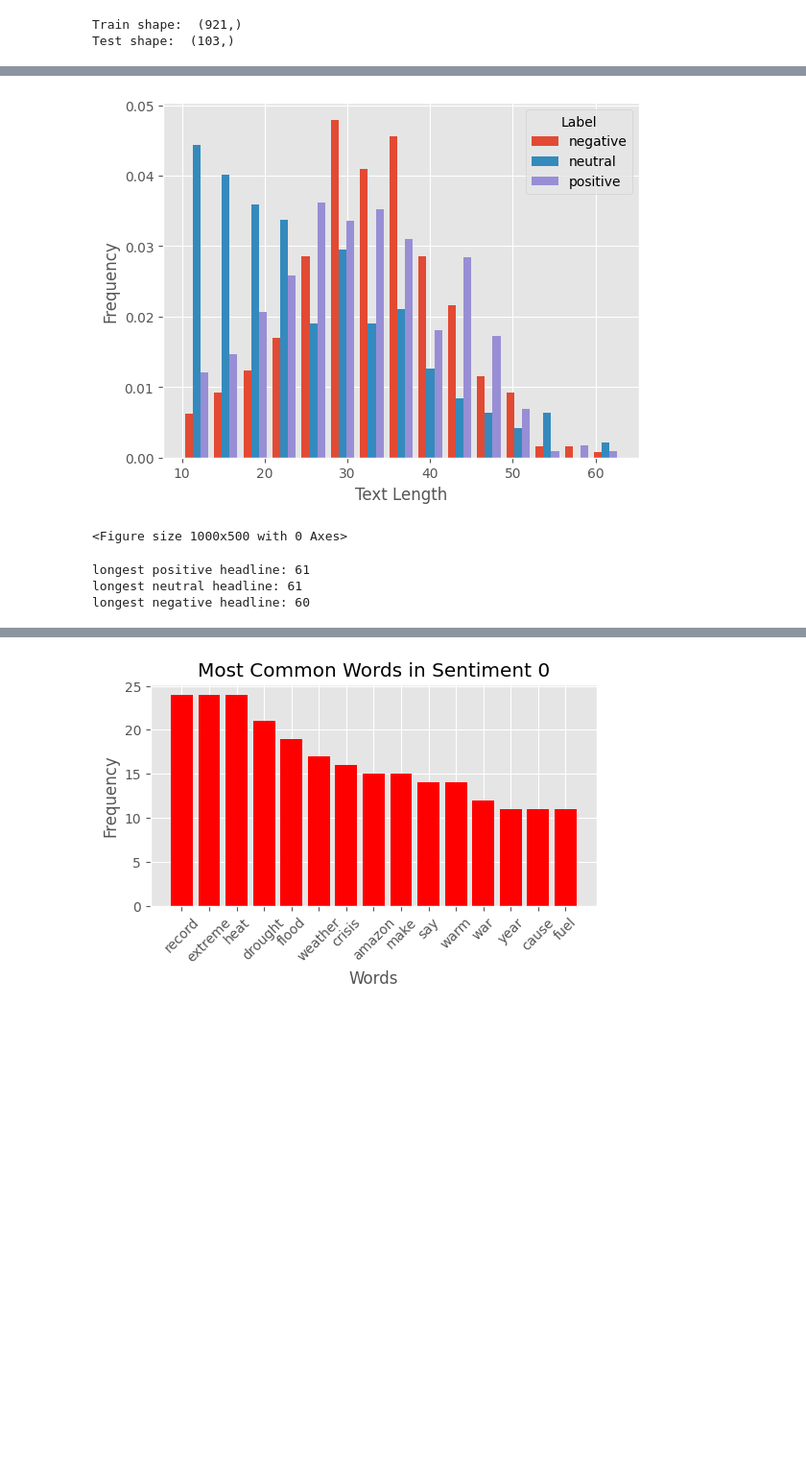
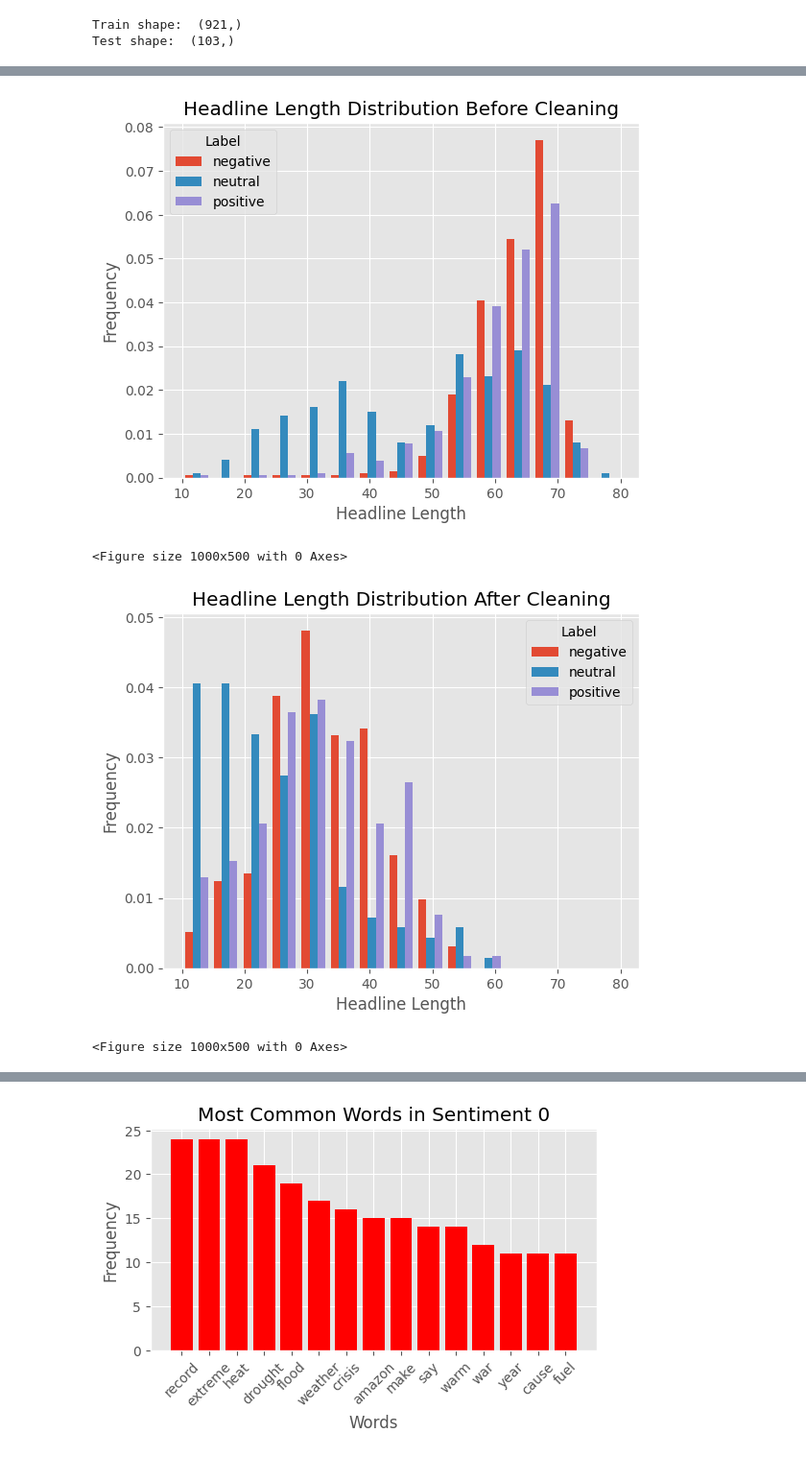
Before and after one commit to AnishD11/Sentiment-Analysis-of-Climate-Headlines, a Jupyter notebook: climate_headline.ipynb, the cells around one changed output, grey strips where cells are left out. Shown at 96% size. Drawn from its saved outputs; the diff is of its cells as text; code cells hidden in the pictures; blank space fills up the shorter version.

```diff
--- a/climate_headline.ipynb
+++ b/climate_headline.ipynb
@@ -244,27 +262,26 @@ plt.show()
 # %%
-
-text_lengths_neg =[len(text) for i, text in enumerate(x_train) if y_train.iloc[i]==0]
-text_lengths_neutral = [len(text) for i, text in enumerate(x_train) if y_train.iloc[i]==1]
-text_lengths_pos = [len(text) for i, text in enumerate(x_train) if y_train.iloc[i]==2]
-
-# The histogram function can take a list of inputs and corresponding labels.
-plt.hist([text_lengths_neg, text_lengths_neutral, text_lengths_pos], bins=15, range=(10, 63), density=True,
+def plot_headline_length_distribution(data_x, data_y, title):
+    # create a list of text lengths for each sentiment
+    text_lengths_neg =[len(text) for i, text in enumerate(data_x) if data_y.iloc[i]==0] #enumerate returns the index and the value
+    text_lengths_neutral = [len(text) for i, text in enumerate(data_x) if data_y.iloc[i]==1]
+    text_lengths_pos = [len(text) for i, text in enumerate(data_x) if data_y.iloc[i]==2]
+    # plot the histogram
+    plt.hist([text_lengths_neg, text_lengths_neutral, text_lengths_pos], bins=15, range=(10, 80), density=True,
          label=['negative', 'neutral','positive'])
 
-plt.xlabel('Text Length')  # x-level
-plt.ylabel('Frequency')  # y-level
-plt.legend(title='Label')  # Overall legend
-plt.figure(figsize=(10, 5))
-plt.show()
-
-# Also check the longest headlines for each sentiment
-print('longest positive headline:', max(text_lengths_pos))
-print('longest neutral headline:', max(text_lengths_neutral))
-print('longest negative headline:', max(text_lengths_neg))
+    plt.xlabel('Headline Length')
+    plt.ylabel('Frequency')
+    plt.title(title)
+    plt.legend(title='Label')
+    plt.figure(figsize=(10, 5))
+    plt.show()
-# %% [output]
-[figure, removed]
-<Figure size 1000x500 with 0 Axes>
-longest positive headline: 61
-longest neutral headline: 61
-longest negative headline: 60
+# %%
+#plot the headline length distributions
+plot_headline_length_distribution(df["Headline"], y_data, "Headline Length Distribution Before Cleaning")
+plot_headline_length_distribution(x_data, y_data, "Headline Length Distribution After Cleaning")
+# %% [output]
+[figure, added]
+<Figure size 1000x500 with 0 Axes>
+[figure, added]
+<Figure size 1000x500 with 0 Axes>
 # %%
```
Also changed, not shown: parts of 10 cells of this notebook.
